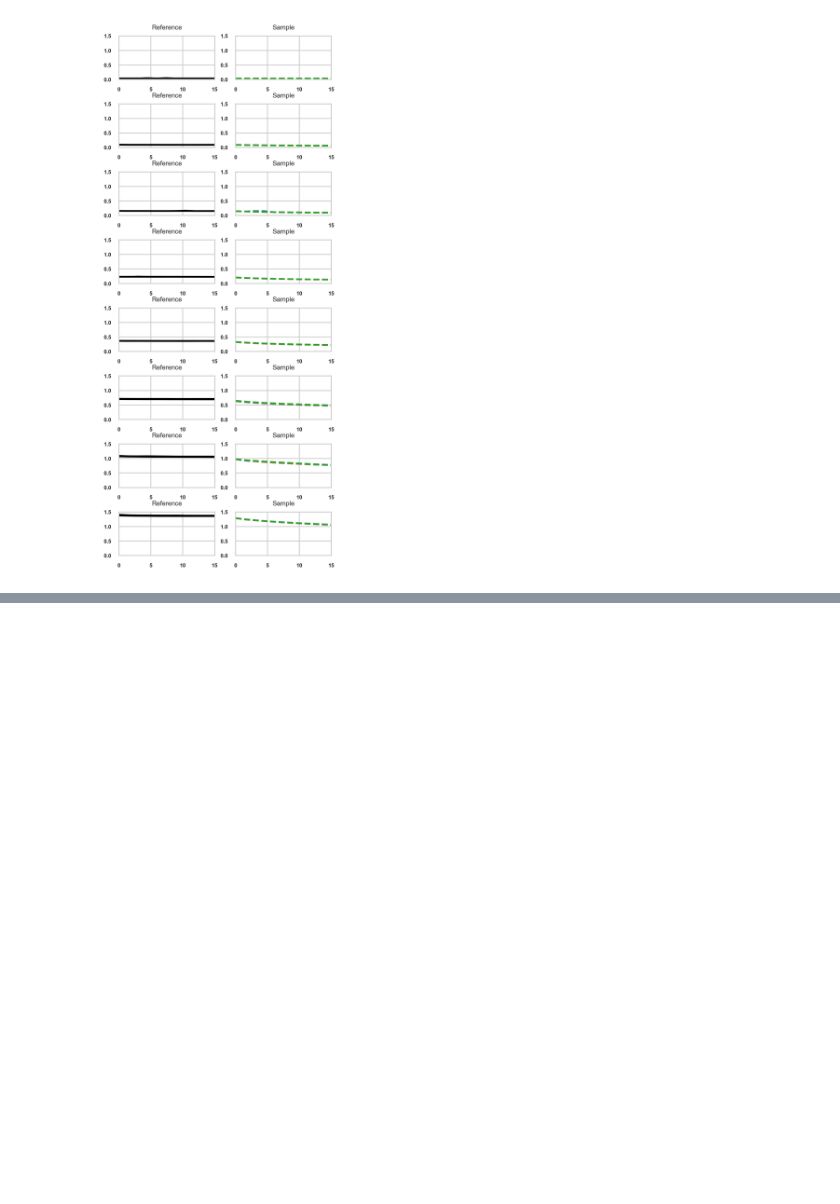
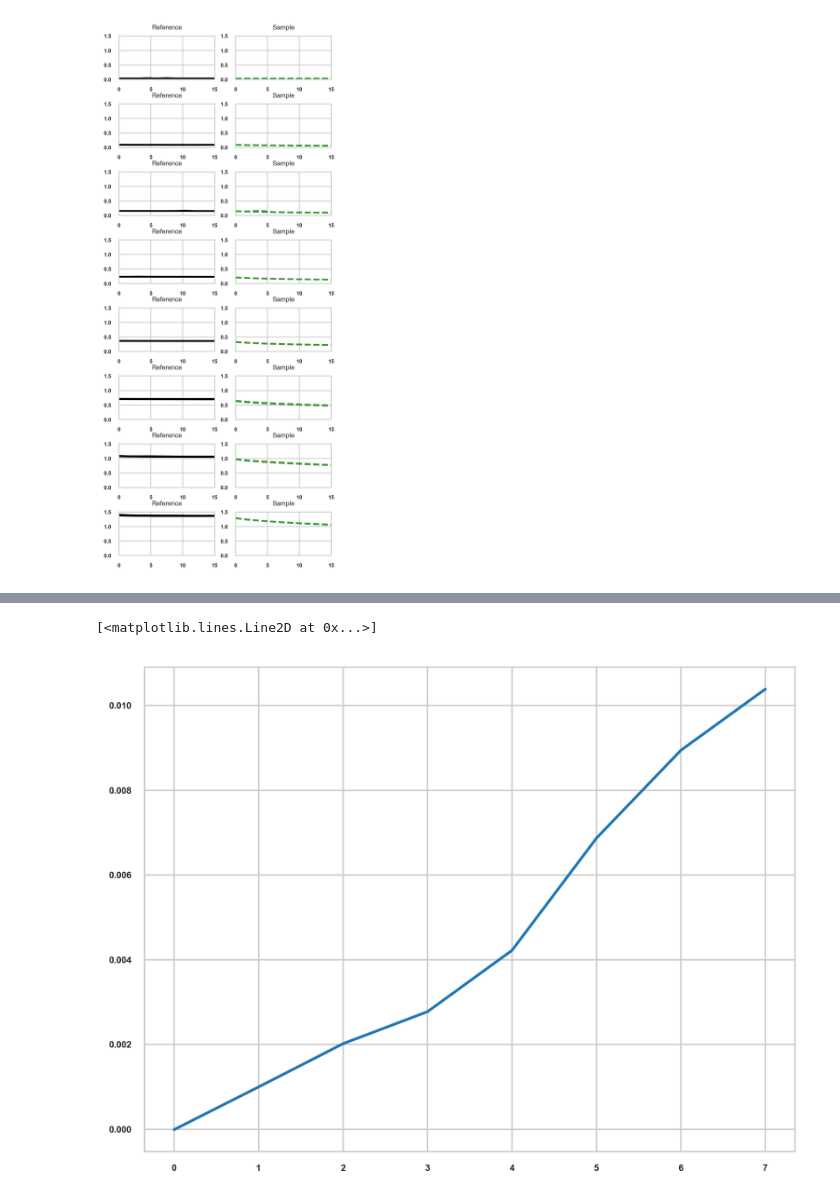
Before and after one commit to BioCatHub/bch_scenario_Alaric, a Jupyter notebook: Kinetics.ipynb, the cells around one changed output, grey strips where cells are left out. Drawn from its saved outputs; the diff is of its cells as text; code cells hidden in the pictures; blank space fills up the shorter version.

```diff
--- a/Kinetics.ipynb
+++ b/Kinetics.ipynb
@@ -439,0 +122,31 @@ dataFrame = EnzymeMLBuilder("ads").extract_dataframe()
+# %%
+## Modelling the data with PySCeS
+
+from scipy import stats
+import numpy as np
+
+#data = locals()["df_1"]
+
+#print(data)
+
+slopes = []
+
+for i in concentrations:
+    print(i)
+    conc = locals()["df_"+str((concentrations.index(i)))]
+    slope_1 = []
+    for j in range(3):
+        slope, intercept, rvalue, pvalue, stderr = stats.linregress(conc["x_values"], conc["sample_"+str(j)])
+        slope_1.append(slope)
+    slopes.append(slope_1)
+
+print(slopes)
+
+
+slopes_mean = []
+
+for i in slopes:
+    slope_array = np.array(i)
+    slopes_mean.append(np.mean(slope_array))
+
+print(slopes_mean)
@@ -439,0 +164,16 @@ dataFrame = EnzymeMLBuilder("ads").extract_dataframe()
+# %%
+import matplotlib.pyplot as plt
+
+dataframe = locals()["df_1"]
+x_values = dataframe["x_values"]
+concentrations = [0, 1,2,3, 4, 5, 6, 7]
+
+slopes_array = np.array(slopes_mean)
+slopes_positive = slopes_array*-1
+
+
+
+plt.plot(concentrations, slopes_positive)
+# %% [output]
+[<matplotlib.lines.Line2D at 0x...>]
+[figure, added]
```
Also changed, not shown: parts of 13 cells of this notebook, 9 other files.
